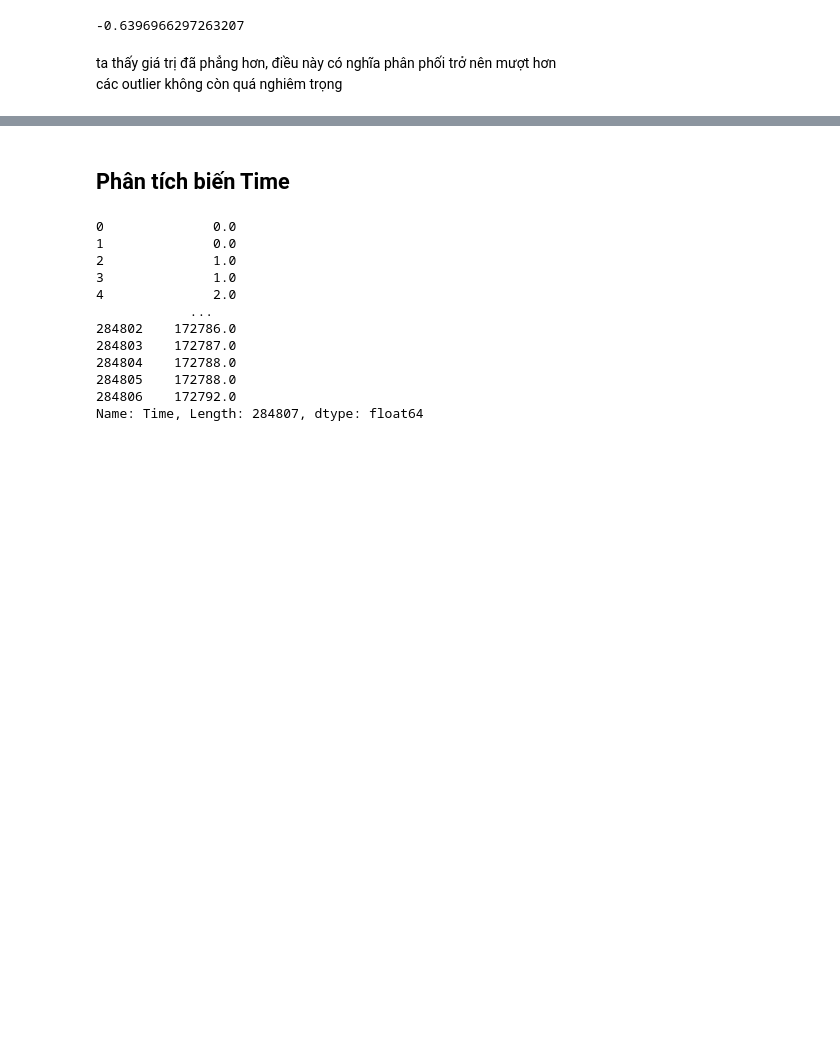
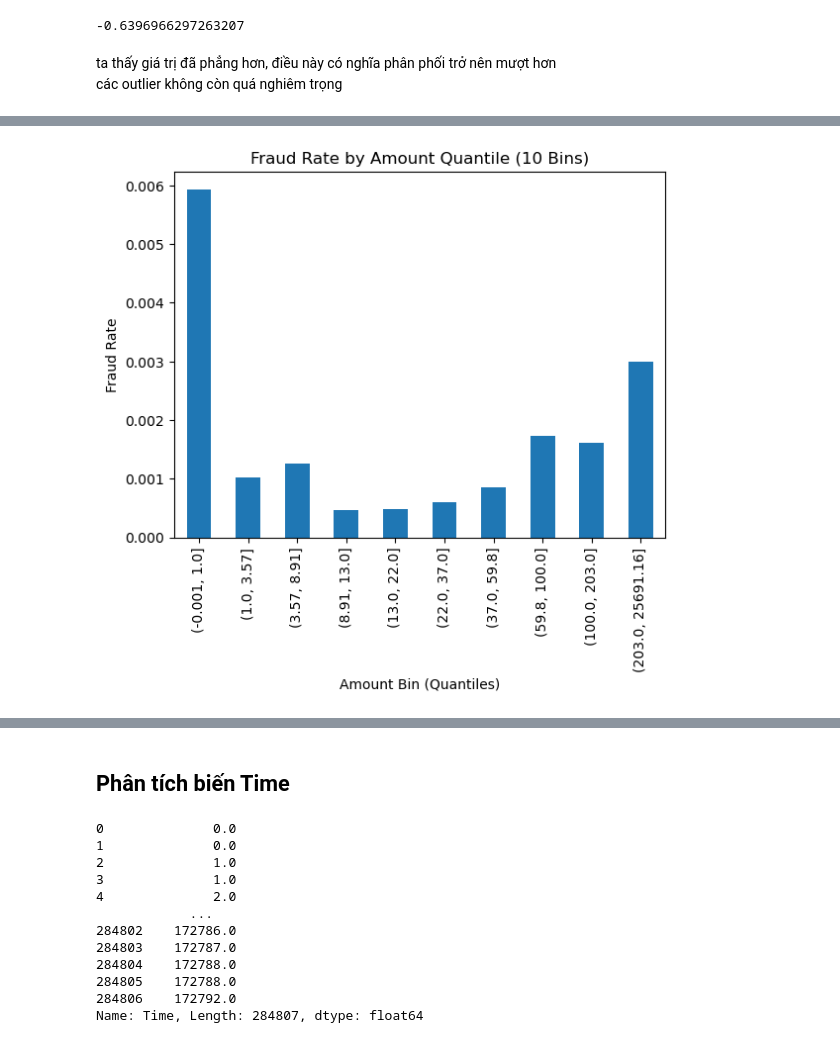
Before and after one commit to NhatHuy61205/Credit-Card-Fraud-Detection-Classification---Imbalanced-, a Jupyter notebook: notebooks/eda/eda_univariate.ipynb, the cells around one changed output, grey strips where cells are left out. Drawn from its saved outputs; the diff is of its cells as text; code cells hidden in the pictures; blank space fills up the shorter version.

Commit message:
phân tích biến Time và Amount, vẽ biểu đồ xem mức phân phối và tính tương quan của Time Amount với biến mục tiêu

```diff
--- a/notebooks/eda/eda_univariate.ipynb
+++ b/notebooks/eda/eda_univariate.ipynb
@@ -104,0 +103,4 @@ các outlier không còn quá nghiêm trọng
+# %%
+df["Amount_bin"] = pd.qcut(df["Amount"], q=10, duplicates="drop")
+fraud_rate_by_bin = df.groupby("Amount_bin", observed=True)["Class"].mean()
+print(fraud_rate_by_bin)
@@ -104,0 +120,9 @@ các outlier không còn quá nghiêm trọng
+# %%
+plt.figure()
+fraud_rate_by_bin.plot(kind="bar")
+plt.xlabel("Amount Bin (Quantiles)")
+plt.ylabel("Fraud Rate")
+plt.title("Fraud Rate by Amount Quantile (10 Bins)")
+plt.show()
+# %% [output]
+[figure, added]
```
Also changed, not shown: parts of 9 cells of this notebook.
